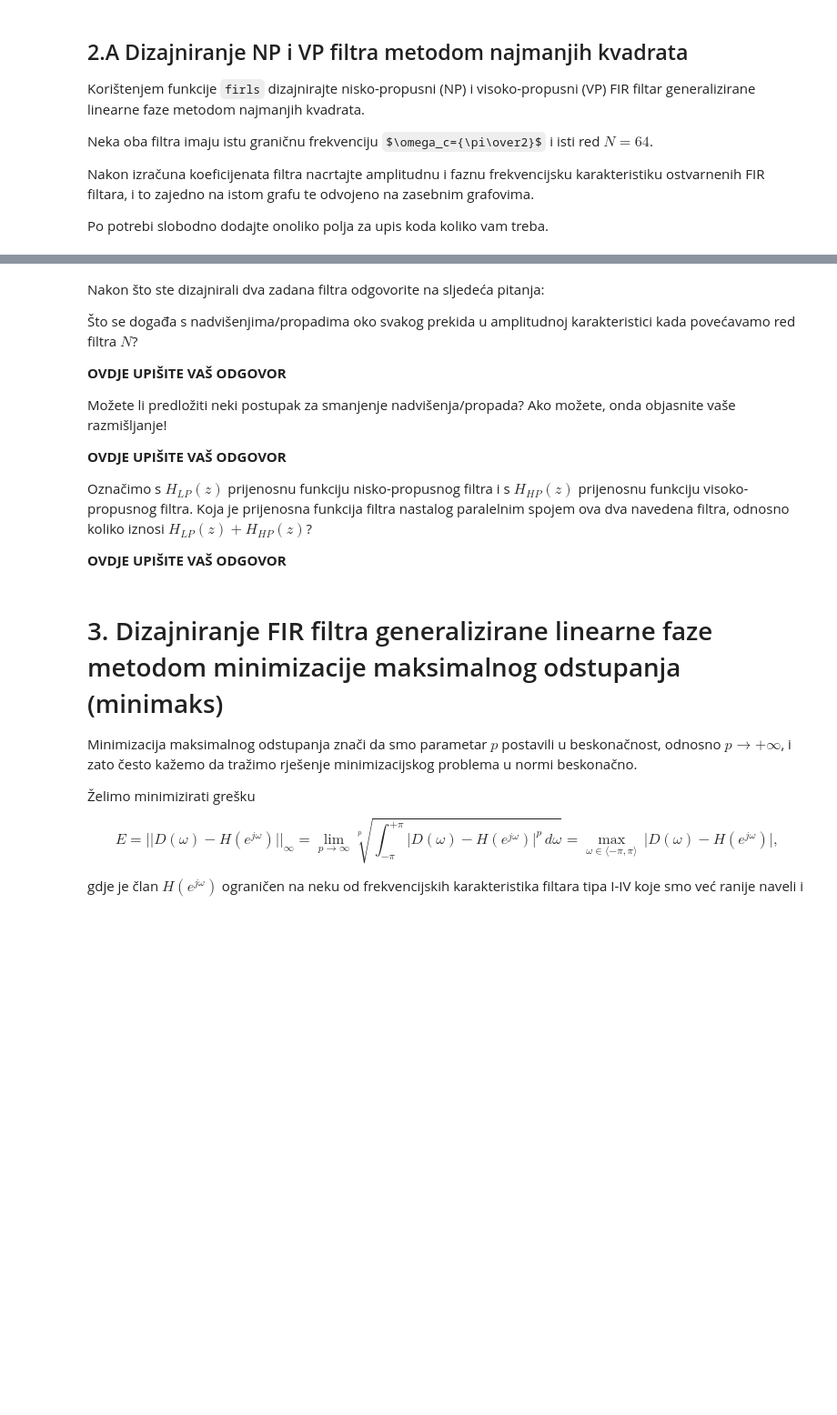
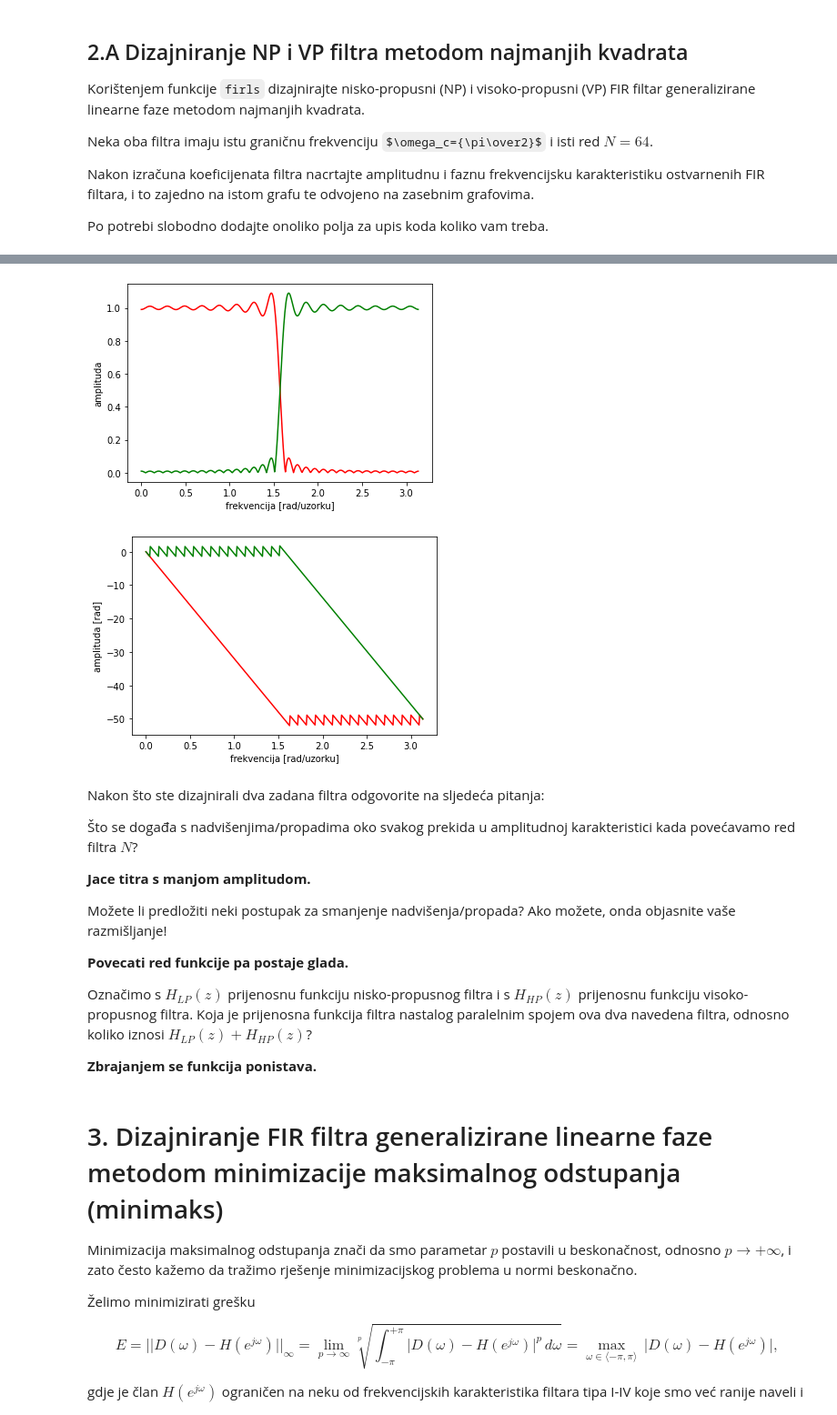
Before and after one commit to sskender/signal-processing, a Jupyter notebook: OOS_2021-2022_Vjezba_4_Dizajn_FIR_Filtara.ipynb, the cells around one changed output, grey strips where cells are left out. Shown: that part at 91% size. Saved outputs shown, nothing was run; the diff lists cells and outputs as text; code cells hidden in the pictures; some formulas as TeX source; blank space fills up the shorter version.

```diff
--- a/OOS_2021-2022_Vjezba_4_Dizajn_FIR_Filtara.ipynb
+++ b/OOS_2021-2022_Vjezba_4_Dizajn_FIR_Filtara.ipynb
@@ -466,17 +520,32 @@ Po potrebi slobodno dodajte onoliko polja za upis koda koliko vam treba.
+# %%
+figure(1)
+plot(W_ls, abs(H_ls), 'r');
+plot(W_ls2, abs(H_ls2), 'g');
+xlabel('frekvencija [rad/uzorku]');
+ylabel('amplituda');
+
+figure(2);
+plot(W_ls, unwrap(angle(H_ls)), 'r');
+plot(W_ls2, unwrap(angle(H_ls2)), 'g');
+xlabel('frekvencija [rad/uzorku]');
+ylabel('amplituda [rad]');
+# %% [output]
+[figure, added]
+[figure, added]
 # %% [markdown]
 Nakon što ste dizajnirali dva zadana filtra odgovorite na sljedeća pitanja:
 
 Što se događa s nadvišenjima/propadima oko svakog prekida u amplitudnoj karakteristici kada povećavamo red filtra $N$?
 
-**OVDJE UPIŠITE VAŠ ODGOVOR**
+**Jace titra s manjom amplitudom.**
 
 Možete li predložiti neki postupak za smanjenje nadvišenja/propada? Ako možete, onda objasnite vaše razmišljanje!
 
-**OVDJE UPIŠITE VAŠ ODGOVOR**
+**Povecati red funkcije pa postaje glada.**
 
 Označimo s $H_{LP}(z)$ prijenosnu funkciju nisko-propusnog filtra i s $H_{HP}(z)$ prijenosnu funkciju visoko-propusnog filtra. Koja je prijenosna funkcija filtra nastalog paralelnim spojem ova dva navedena filtra, odnosno koliko iznosi $H_{LP}(z)+H_{HP}(z)$?
 
-**OVDJE UPIŠITE VAŠ ODGOVOR**
+**Zbrajanjem se funkcija ponistava.**
 # %% [markdown]
 # 3. Dizajniranje FIR filtra generalizirane linearne faze metodom minimizacije maksimalnog odstupanja (minimaks)
 
```
Also changed, not shown: parts of 19 cells of this notebook.
